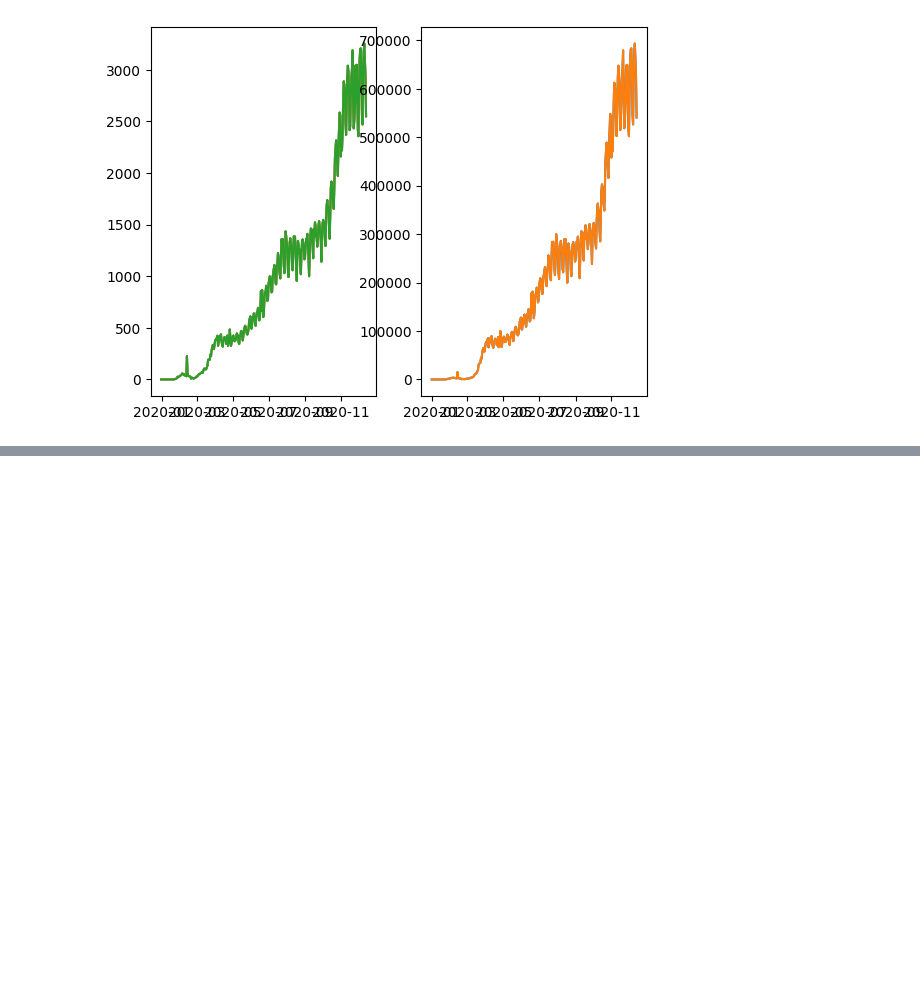
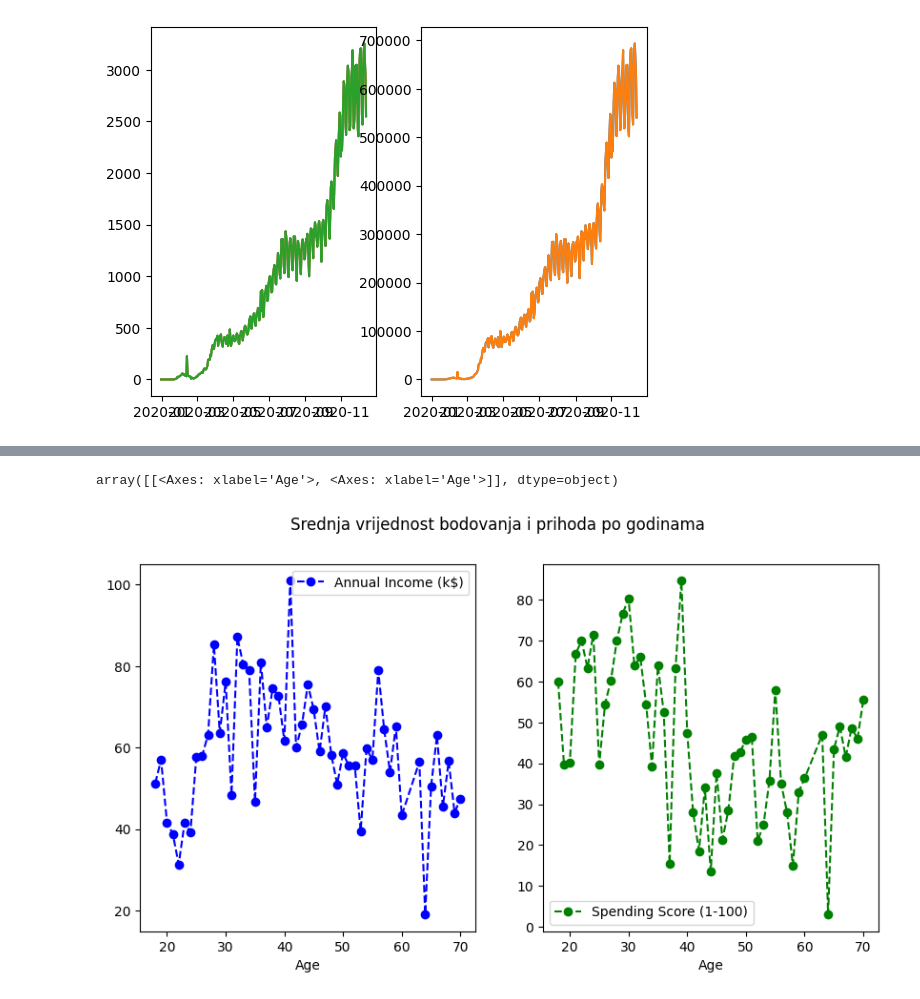
Before and after one commit to python-developer-algebra-klujic/pyds-ponavljanje, a Jupyter notebook: 4_vjezba_uvod_matplotlib.ipynb, the cells around one changed output, grey strips where cells are left out. Cells and saved outputs as stored; diff of their text form; code cells hidden in the pictures; blank space fills up the shorter version.

```diff
--- a/4_vjezba_uvod_matplotlib.ipynb
+++ b/4_vjezba_uvod_matplotlib.ipynb
@@ -180,0 +276,17 @@ okvir
+# %%
+mall_customers_df.iloc[:, [2, 3, 4]].groupby(by='Age', as_index=False).mean().plot(
+    kind='line',
+    x='Age',
+    y=['Annual Income (k$)', 'Spending Score (1-100)'],
+
+    subplots=True,
+    layout=(1, 2),
+
+    figsize=(10, 5),
+    style=['o--b', 'o--g'],
+    legend=True,
+    title='Srednja vrijednost bodovanja i prihoda po godinama'
+)
+# %% [output]
+array([[<Axes: xlabel='Age'>, <Axes: xlabel='Age'>]], dtype=object)
+[figure, added]
```
Also changed, not shown: parts of 9 cells of this notebook.
